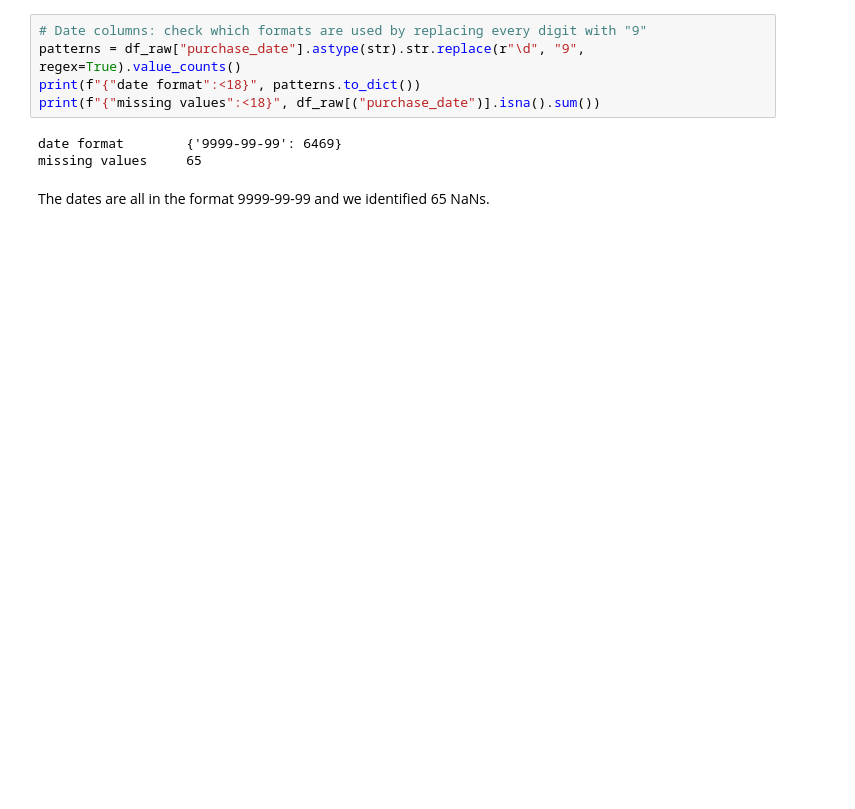
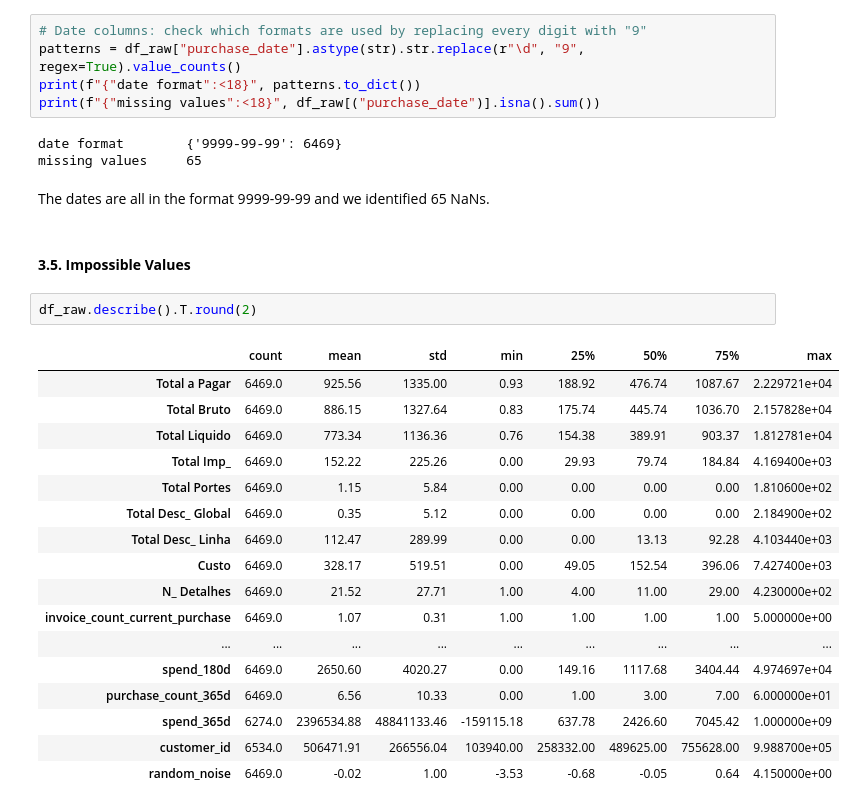
Before and after one commit to Martsnake/machine-learning, a Jupyter notebook: notebooks/Análise.ipynb, the cells around one changed output. Drawn from its saved outputs; the diff is of its cells as text; blank space fills up the shorter version.

```diff
--- a/notebooks/Análise.ipynb
+++ b/notebooks/Análise.ipynb
@@ -336,3 +337,25 @@ date format        {'9999-99-99': 6469}
 missing values     65
 # %% [markdown]
 The dates are all in the format 9999-99-99 and we identified 65 NaNs.
+# %% [markdown]
+#### **3.5. Impossible Values**
+# %%
+df_raw.describe().T.round(2)
+# %% [output]
+|  | count | mean | std | min | 25% | 50% | 75% | max |
+| Total a Pagar | 6469.0 | 925.56 | 1335.00 | 0.93 | 188.92 | 476.74 | 1087.67 | 2.229721e+04 |
+| Total Bruto | 6469.0 | 886.15 | 1327.64 | 0.83 | 175.74 | 445.74 | 1036.70 | 2.157828e+04 |
+| Total Liquido | 6469.0 | 773.34 | 1136.36 | 0.76 | 154.38 | 389.91 | 903.37 | 1.812781e+04 |
+| Total Imp_ | 6469.0 | 152.22 | 225.26 | 0.00 | 29.93 | 79.74 | 184.84 | 4.169400e+03 |
+| Total Portes | 6469.0 | 1.15 | 5.84 | 0.00 | 0.00 | 0.00 | 0.00 | 1.810600e+02 |
+| Total Desc_ Global | 6469.0 | 0.35 | 5.12 | 0.00 | 0.00 | 0.00 | 0.00 | 2.184900e+02 |
+| Total Desc_ Linha | 6469.0 | 112.47 | 289.99 | 0.00 | 0.00 | 13.13 | 92.28 | 4.103440e+03 |
+| Custo | 6469.0 | 328.17 | 519.51 | 0.00 | 49.05 | 152.54 | 396.06 | 7.427400e+03 |
+| N_ Detalhes | 6469.0 | 21.52 | 27.71 | 1.00 | 4.00 | 11.00 | 29.00 | 4.230000e+02 |
+| invoice_count_current_purchase | 6469.0 | 1.07 | 0.31 | 1.00 | 1.00 | 1.00 | 1.00 | 5.000000e+00 |
+| ... | ... | ... | ... | ... | ... | ... | ... | ... |
+| spend_180d | 6469.0 | 2650.60 | 4020.27 | 0.00 | 149.16 | 1117.68 | 3404.44 | 4.974697e+04 |
+| purchase_count_365d | 6469.0 | 6.56 | 10.33 | 0.00 | 1.00 | 3.00 | 7.00 | 6.000000e+01 |
+| spend_365d | 6274.0 | 2396534.88 | 48841133.46 | -159115.18 | 637.78 | 2426.60 | 7045.42 | 1.000000e+09 |
+| customer_id | 6534.0 | 506471.91 | 266556.04 | 103940.00 | 258332.00 | 489625.00 | 755628.00 | 9.988700e+05 |
+| random_noise | 6469.0 | -0.02 | 1.00 | -3.53 | -0.68 | -0.05 | 0.64 | 4.150000e+00 |
```
Also changed, not shown: parts of 12 cells of this notebook.
